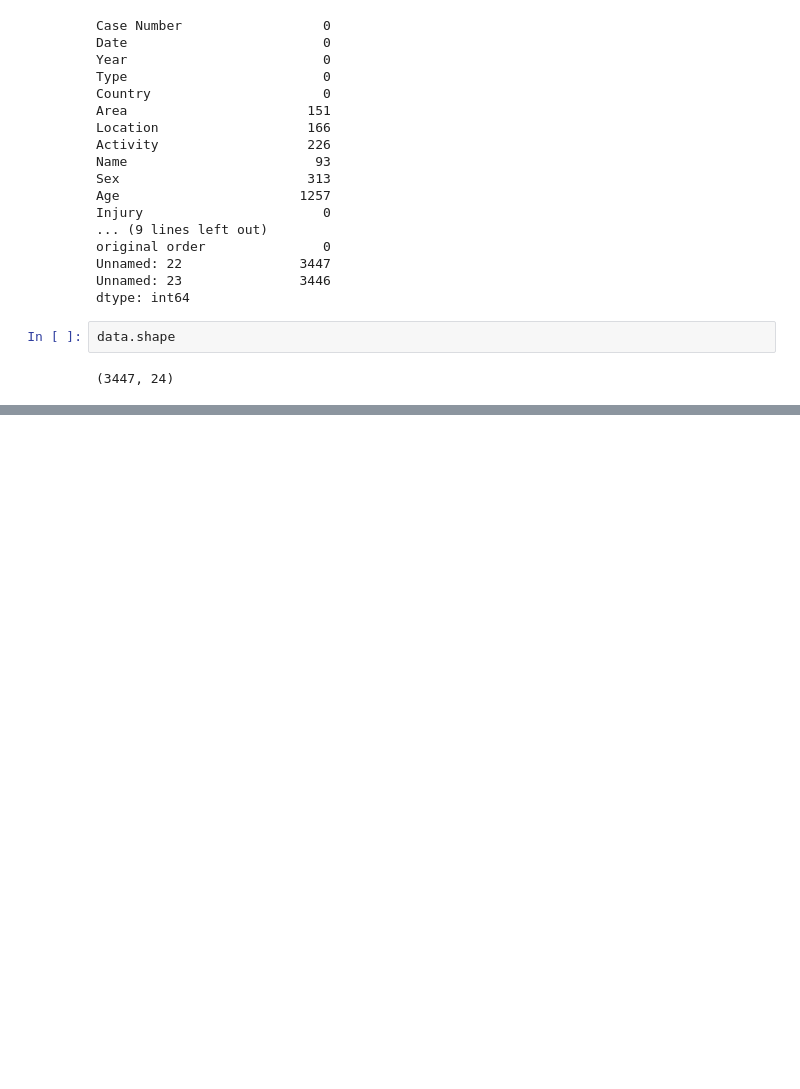
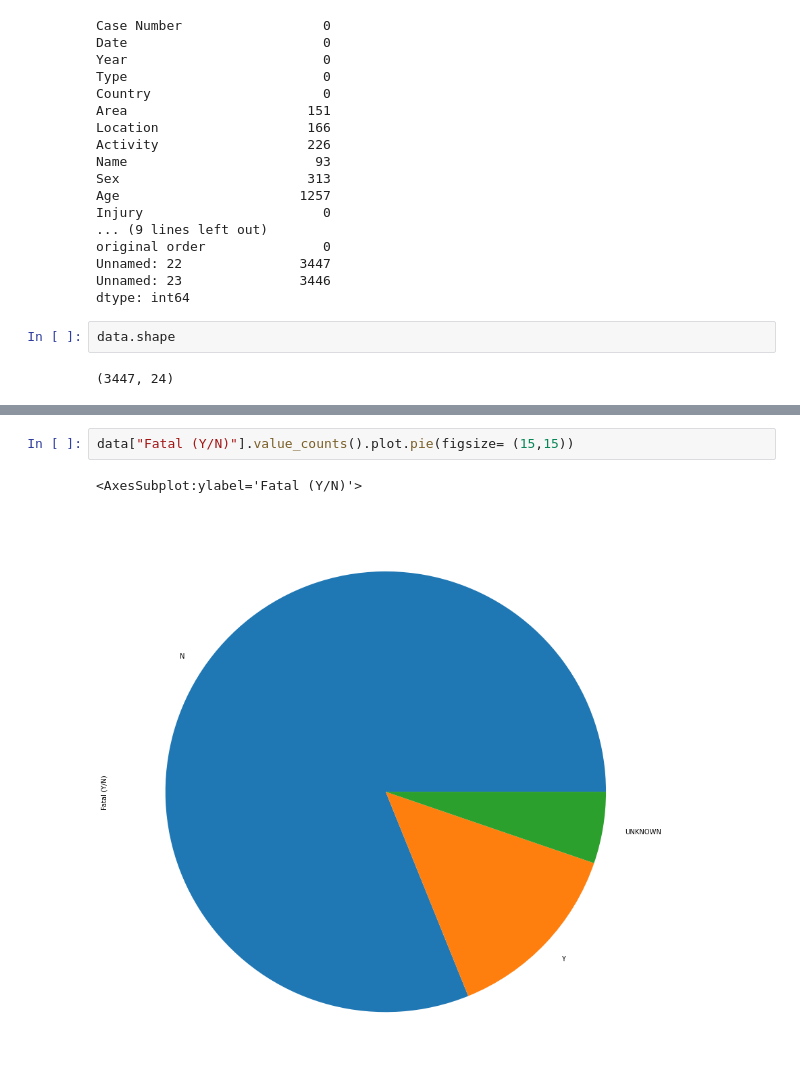
Before and after one commit to antlopal3rd/pandas-cleaning-sharks, a Jupyter notebook: proyect.ipynb, the cells around one changed output, grey strips where cells are left out. Saved outputs shown, nothing was run; the diff lists cells and outputs as text; blank space fills up the shorter version.

```diff
--- a/proyect.ipynb
+++ b/proyect.ipynb
@@ -988,0 +996,5 @@ data.shape
+# %%
+data["Fatal (Y/N)"].value_counts().plot.pie(figsize= (15,15))
+# %% [output]
+<AxesSubplot:ylabel='Fatal (Y/N)'>
+[figure, added]
```
Also changed, not shown: parts of 9 cells of this notebook.
